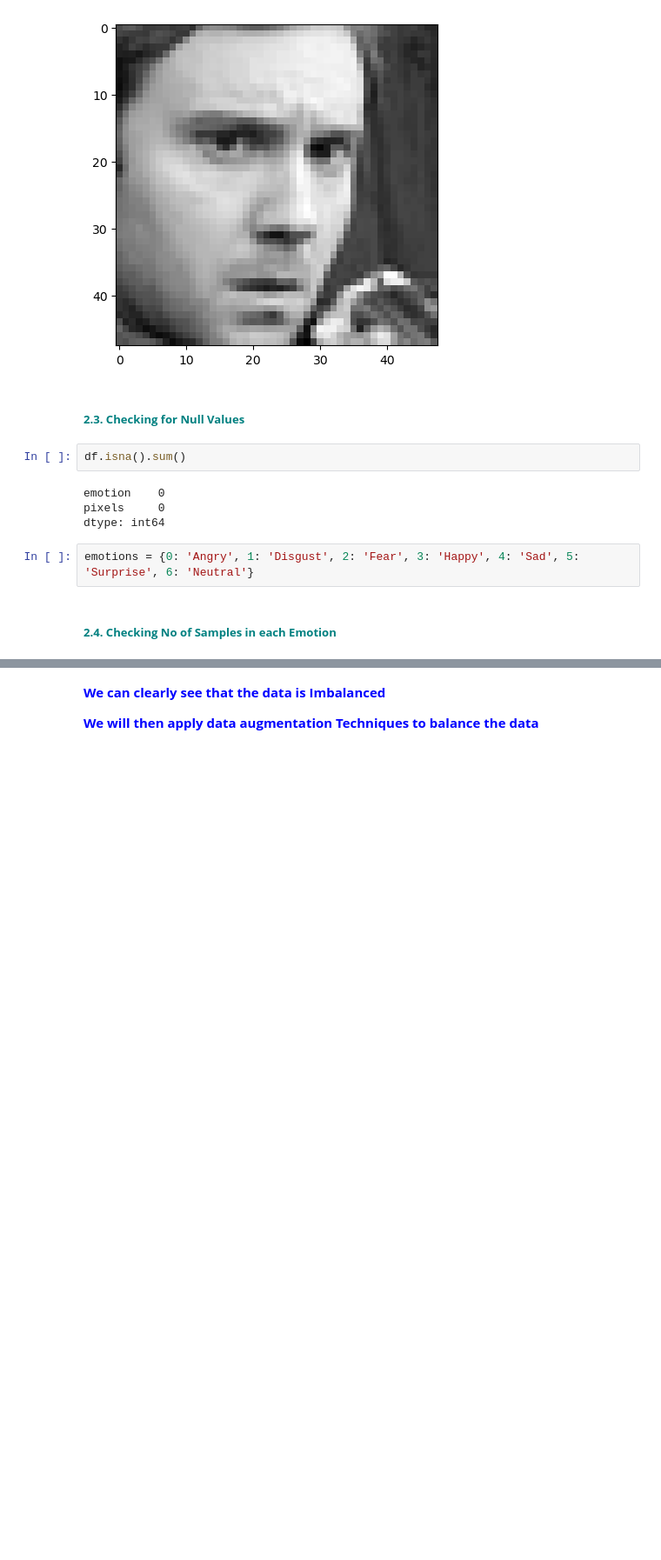
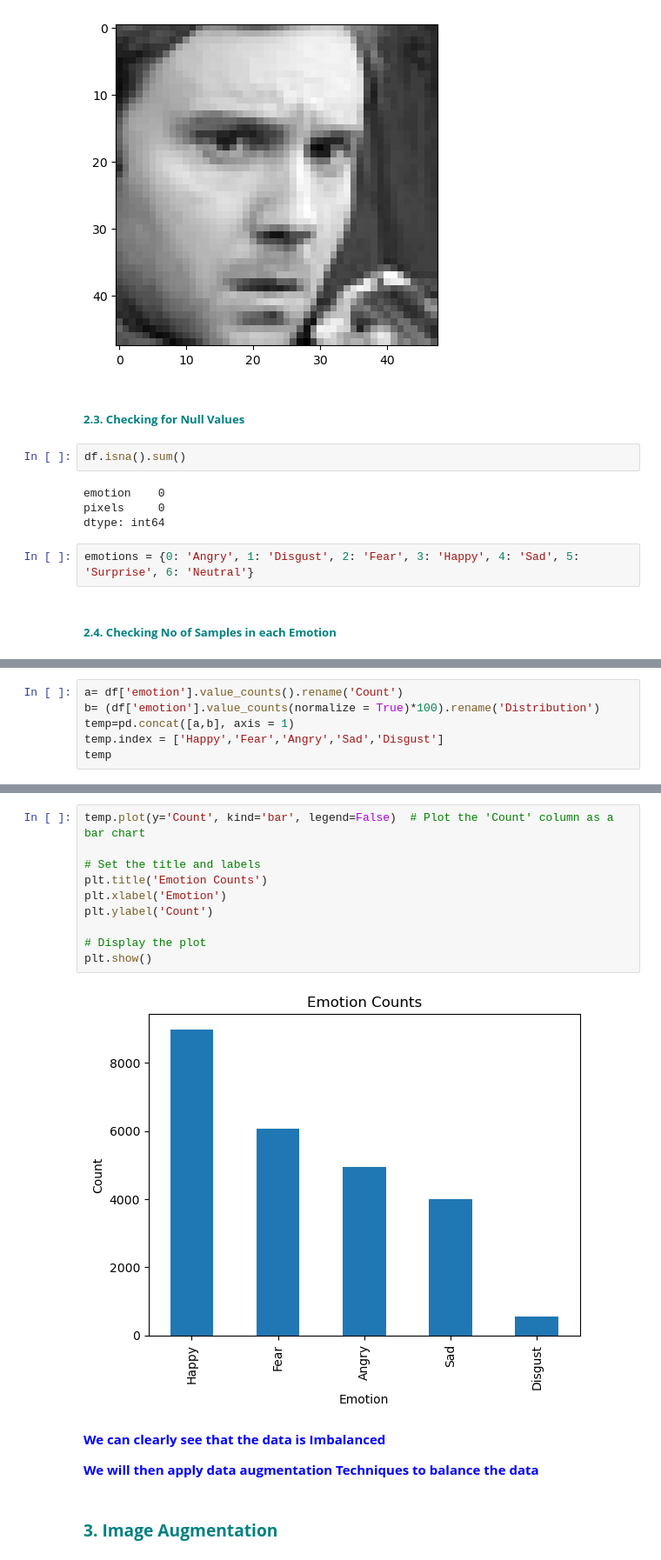
Before and after one commit to sabheen9/CapStone3-Facial_Expression_Classification, a Jupyter notebook: notebooks/Facial_Expression_Classification.ipynb, the cells around one changed output, grey strips where cells are left out. Shown: that part at 87% size. Drawn from its saved outputs; the diff is of its cells as text; blank space fills up the shorter version.

```diff
--- a/notebooks/Facial_Expression_Classification.ipynb
+++ b/notebooks/Facial_Expression_Classification.ipynb
@@ -111,0 +98,6 @@ df['emotion'].value_counts().plot(kind='bar')
+# %%
+a= df['emotion'].value_counts().rename('Count')
+b= (df['emotion'].value_counts(normalize = True)*100).rename('Distribution')
+temp=pd.concat([a,b], axis = 1)
+temp.index = ['Happy','Fear','Angry','Sad','Disgust']
+temp
@@ -112,5 +111,19 @@ df['emotion'].value_counts().plot(kind='bar')
+# %%
+temp.plot(y='Count', kind='bar', legend=False)  # Plot the 'Count' column as a bar chart
+
+# Set the title and labels
+plt.title('Emotion Counts')
+plt.xlabel('Emotion')
+plt.ylabel('Count')
+
+# Display the plot
+plt.show()
+# %% [output]
+[figure, added]
 # %% [markdown]
 **<font color='blue'> We can clearly see that the data is Imbalanced </font>**
 
 **<font color='blue'> We will then apply data augmentation Techniques to balance the data  </font>**
+# %% [markdown]
+### **<font color='teal'> 3. Image Augmentation </font>**
 # %% [markdown]
```
Also changed, not shown: parts of 4 cells of this notebook.
